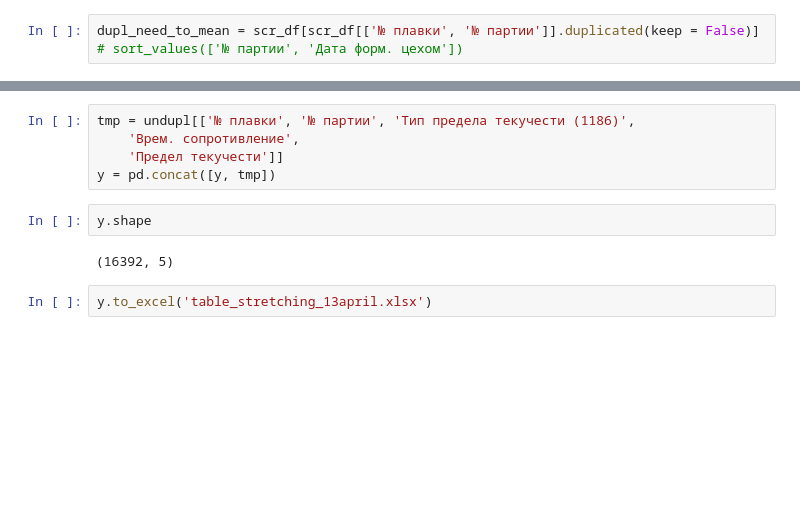
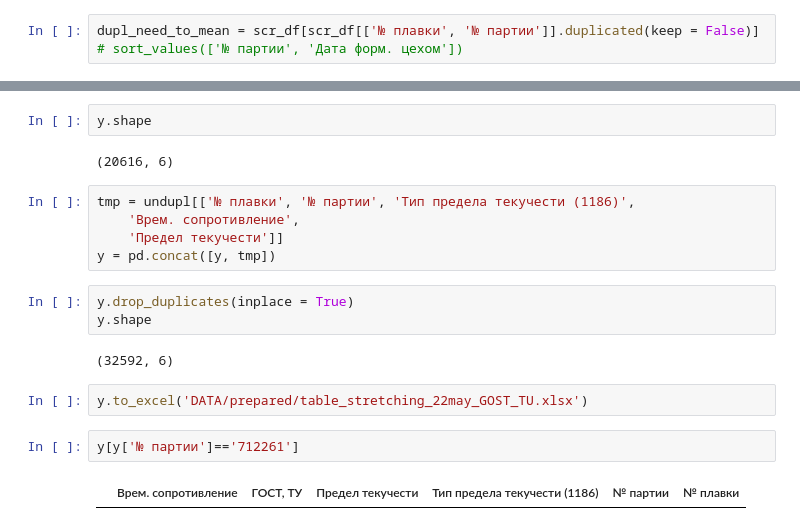
Before and after one commit to ChelpipeBigDataTeam/PNTZ, a Jupyter notebook: stretching.ipynb, the cells around one changed output, grey strips where cells are left out. Drawn from its saved outputs; the diff is of its cells as text; blank space fills up the shorter version.

```diff
--- a/scretching.ipynb
+++ b/stretching.ipynb
@@ -259,11 +280,20 @@ dupl_need_to_mean.sort_values(['№ партии', 'Дата форм. цехо
+# %%
+y.shape
+# %% [output]
+(20616, 6)
 # %%
 tmp = undupl[['№ плавки', '№ партии', 'Тип предела текучести (1186)',
     'Врем. сопротивление',
     'Предел текучести']]
 y = pd.concat([y, tmp])
 # %%
+y.drop_duplicates(inplace = True)
 y.shape
 # %% [output]
-(16392, 5)
+(32592, 6)
 # %%
-y.to_excel('table_stretching_13april.xlsx')
+y.to_excel('DATA/prepared/table_stretching_22may_GOST_TU.xlsx')
+# %%
+y[y['№ партии']=='712261']
+# %% [output]
+|  | Врем. сопротивление | ГОСТ, ТУ | Предел текучести | Тип предела текучести (1186) | № партии | № плавки |
```
Also changed, not shown: parts of 40 cells of this notebook, 39 other files.
